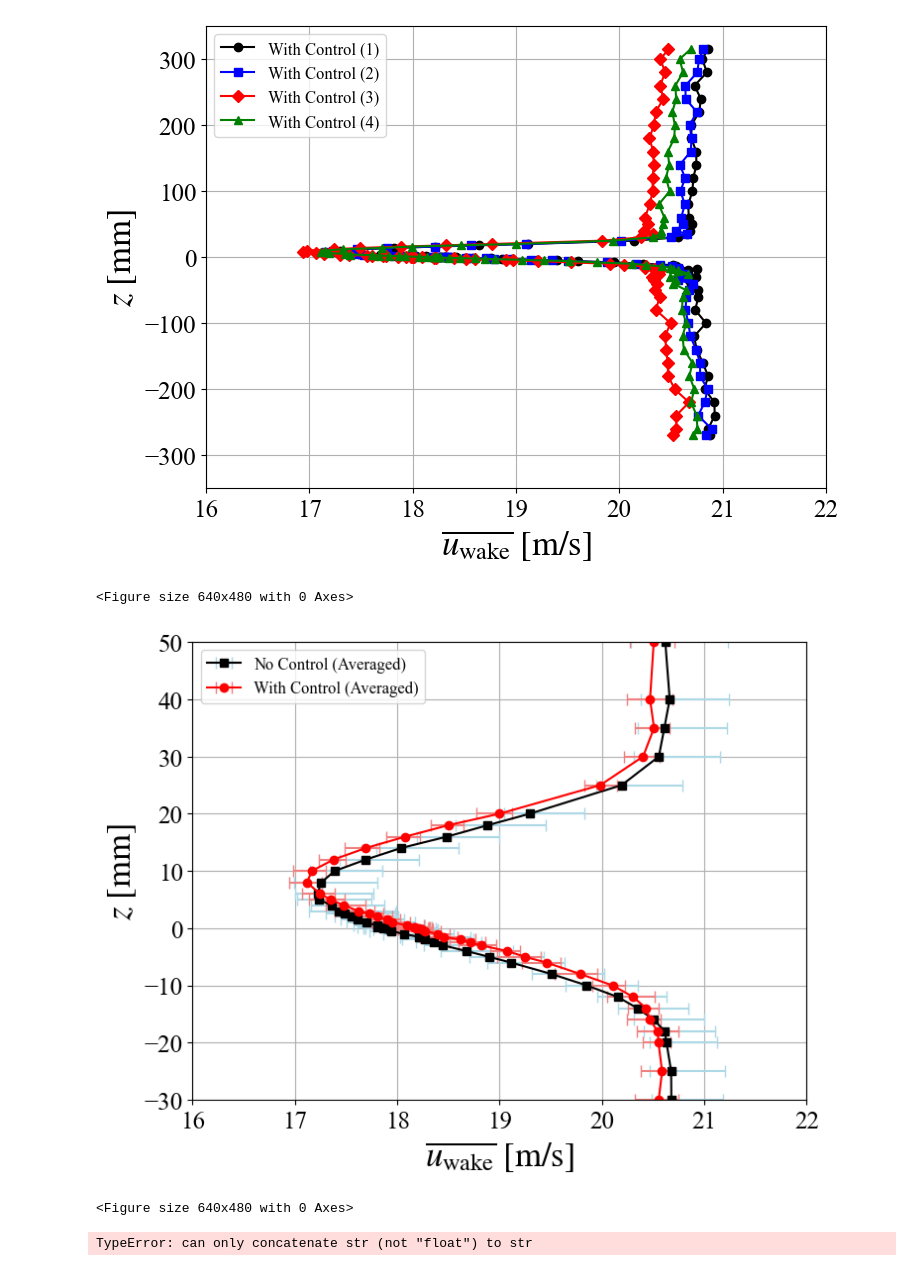
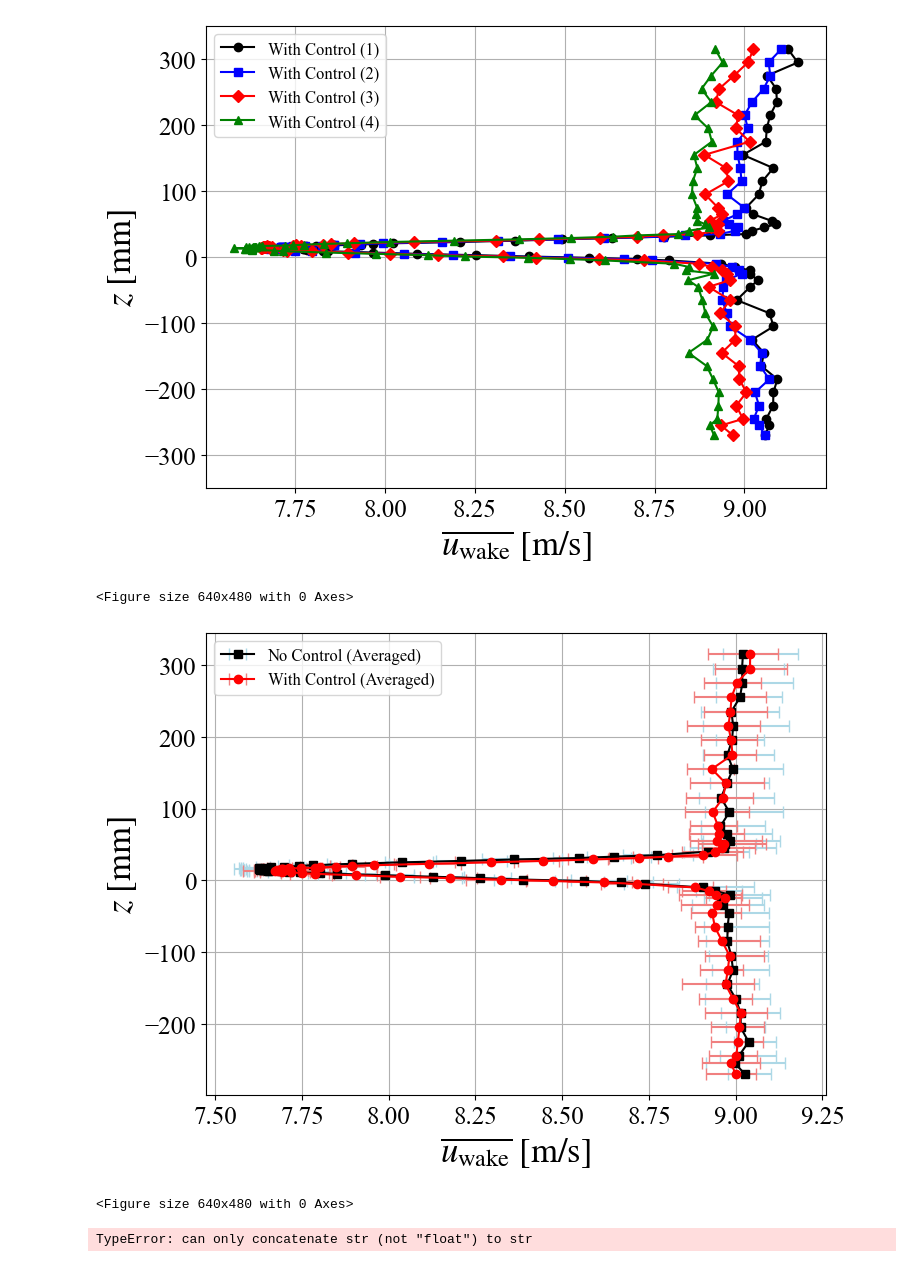
Before and after one commit to tohu-sand/WindTunnelExpAnalyzer, a Jupyter notebook: WindTunnel_Wake_Plots.ipynb, the cells around one changed output. Cells and saved outputs as stored; diff of their text form; code cells hidden in the pictures.

```diff
--- a/WindTunnel_Wake_Plots.ipynb
+++ b/WindTunnel_Wake_Plots.ipynb
@@ -81,6 +81,9 @@ def save_plot(figure_name, save_dir="./", dpi=500):
         pad_inches=0,
     )
 # %%
+case1 = "nb"
+case2 = "ws"
+
 # List of folders to compare (up to 10 folders)
 # folders1 = [
 #     # "20241222_01",
@@ -99,22 +102,24 @@ def save_plot(figure_name, save_dir="./", dpi=500):
 #     "20241222_10",
 #     "20241222_11",
 # ]
+folders1 = []
+folders2 = []
 
 folders1 = [
     # nb
-    "20241217_07",
-    "20241217_14",
-    "20241217_18",
-    "20241217_19",
+    "20250128_01",
+    "20250128_04",
+    "20250128_06",
+    "20250128_07",
 ]
 
-# folders2 = [
-#     # cc
-#     "20241217_08",
-#     "20241217_13",
-#     "20241217_15",
-#     "20241217_22",
-# ]
+folders2 = [
+    # cc
+    "20250128_02",
+    "20250128_03",
+    "20250128_05",
+    "20250128_08",
+]
 
 # folders2 = [
 #     # wb
@@ -124,13 +129,13 @@ folders1 = [
 #     "20241217_21",
 # ]
 
-folders2 = [
-    # ws
-    "20241217_10",
-    "20241217_11",
-    "20241217_17",
-    "20241217_20",
-]
+# folders2 = [
+#     # ws
+#     "20250121_01",
+#     "20250121_04",
+#     "20250121_06",
+#     "20250121_07",
+# ]
 
 # List of colors and markers for plotting (up to 10 combinations)
 colors = [
@@ -449,7 +459,7 @@ plt.legend(handles=handles, labels=labels, fontsize=12)
 # Set axis limits for mean velocity plot
 plt.ylim([-350, 350])
 # plt.xlim([7, 9])
-plt.xlim([16, 22])
+# plt.xlim([16, 22])
 
 # Save the plot
 figure_name = folder if len(folders2) == 1 else f"{date}_{case2}_compare"
@@ -459,7 +469,7 @@ save_plot(f"{date}/MeanVelocity_{figure_name}")
 plt.show()
 plt.clf()
 # %% [output]
-[figure, old version]
+[figure, new version]
 <Figure size 640x480 with 0 Axes>
 # %%
 # Plot mean velocity with error bars for both case1 (no control) and case2 (with control)
@@ -530,36 +540,36 @@ plt.errorbar(
     xerr=error_bars_case2,
     fmt="o",
     linestyle="-",
     color="r",
     ecolor="lightcoral",
     elinewidth=1.5,
     capsize=4,
     label="With Control (Averaged)",
 )
 
 # Set labels and title for mean velocity plot
 plt.xlabel(r"$\overline{u_{ \rm{wake}}}~\rm{[m/s]}$", fontsize=25)
 plt.ylabel(r"$z~\rm{[mm]}$", fontsize=25)
 plt.tick_params(labelsize=18)
 
 # Enable grid and legend
 plt.grid(True)
 plt.legend(fontsize=12)
 
 # Set axis limits for mean velocity plot
-plt.ylim([-30, 50])
+# plt.ylim([-30, 50])
 # plt.xlim([7, 9])
-plt.xlim([16, 22])
+# plt.xlim([16, 22])
 
 # Save the plot
 figure_name = f"{date}/MeanVelocity_Comparison_{case1}_{case2}"
 save_plot(figure_name)
 
 # Show the plot and clear
 plt.show()
 plt.clf()
 # %% [output]
-[figure, old version]
+[figure, new version]
 <Figure size 640x480 with 0 Axes>
 # %%
 import pandas as pd
```
Also changed, not shown: parts of 6 cells of this notebook, 1 other file.
